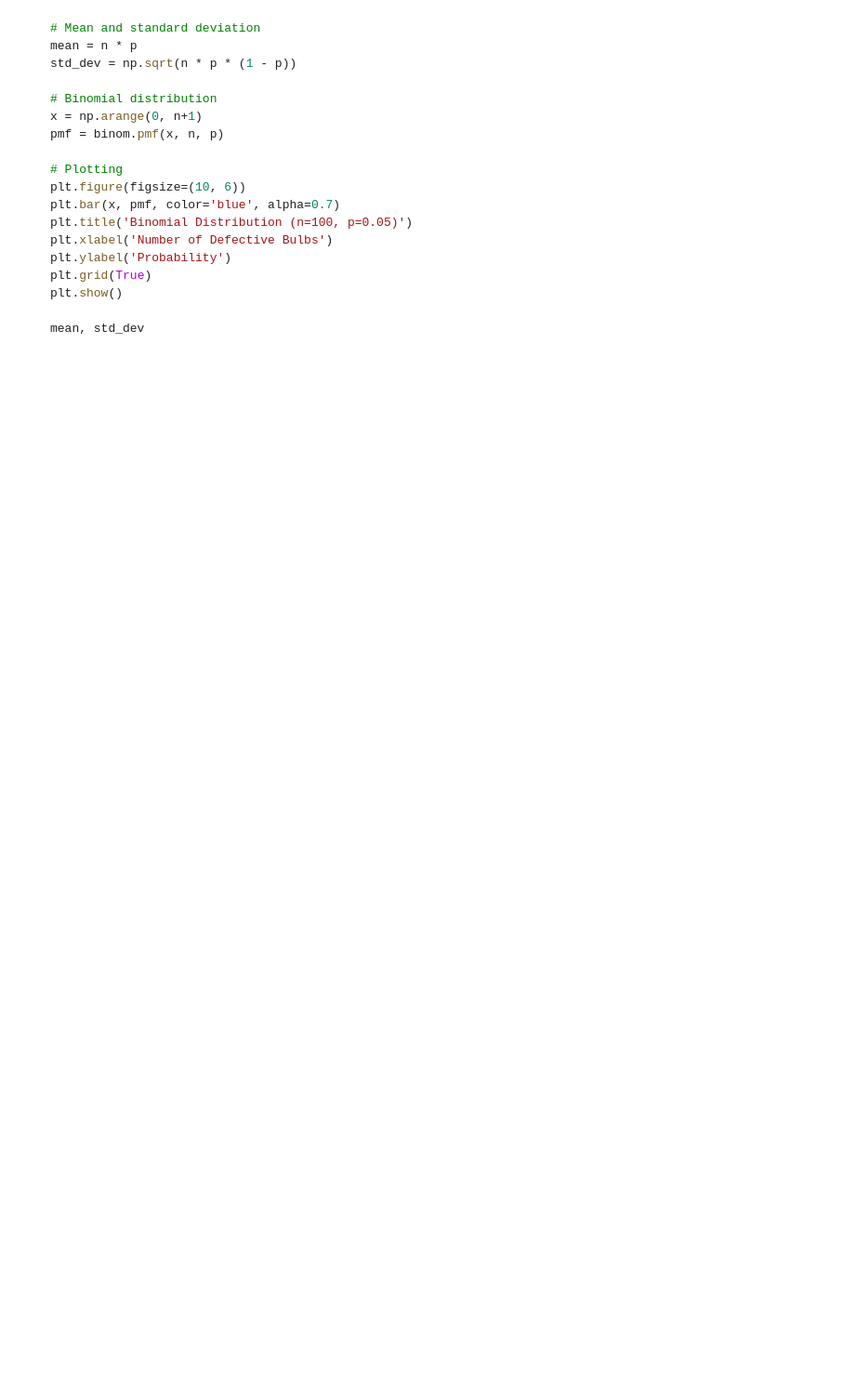
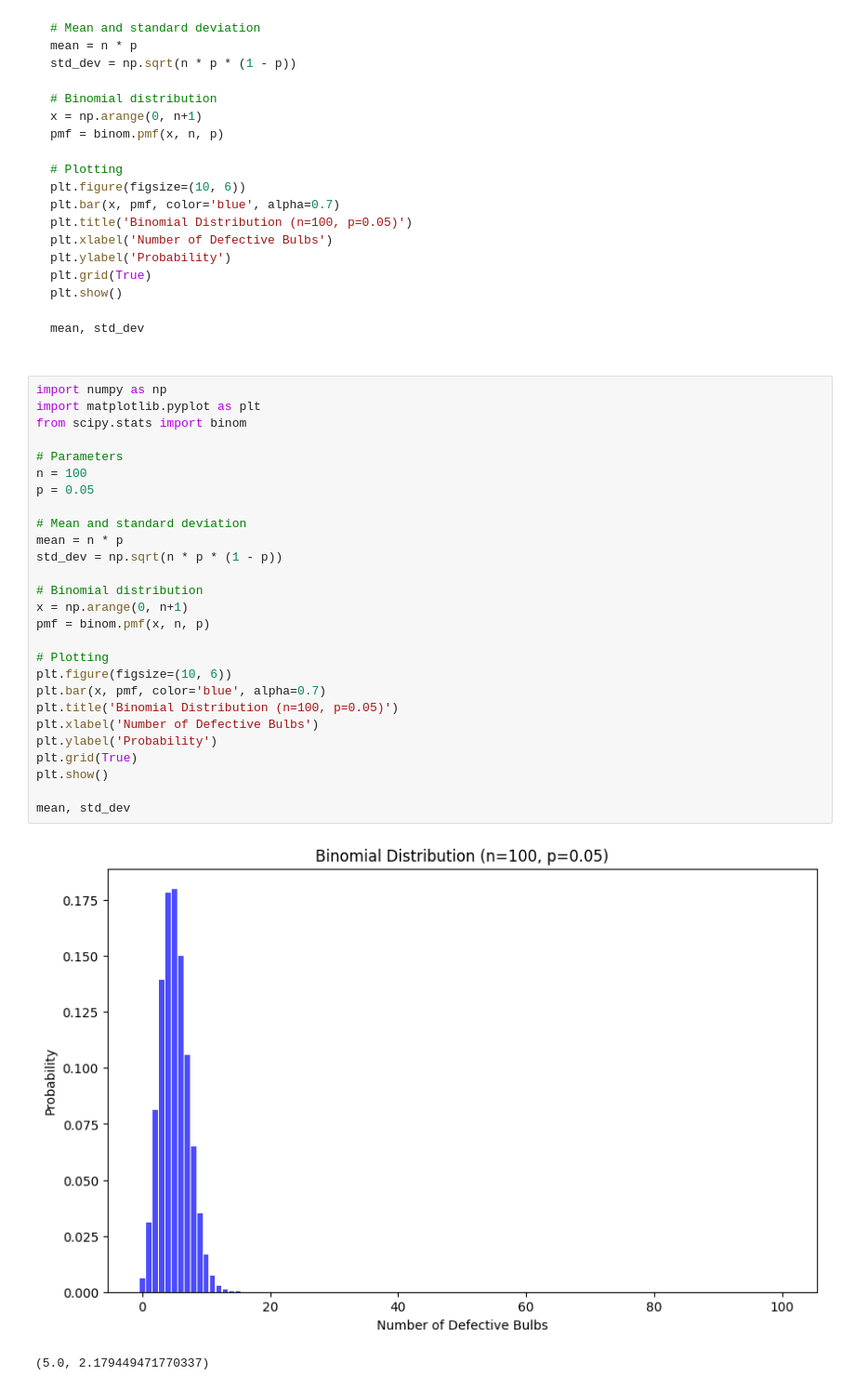
Before and after one commit to x-Rahul/IMARTICUS, a Jupyter notebook: 05 Statistics/02. Binomial Distribution.ipynb, the cells around one changed output. Shown: that part at 93% size. Cells and saved outputs as stored; diff of their text form; blank space fills up the shorter version.

```diff
--- a/05 Statistics/02. Binomial Distribution.ipynb
+++ b/05 Statistics/02. Binomial Distribution.ipynb
@@ -103,3 +105,33 @@ plt.grid(True)
 plt.show()
 
 mean, std_dev
+# %%
+import numpy as np
+import matplotlib.pyplot as plt
+from scipy.stats import binom
+
+# Parameters
+n = 100
+p = 0.05
+
+# Mean and standard deviation
+mean = n * p
+std_dev = np.sqrt(n * p * (1 - p))
+
+# Binomial distribution
+x = np.arange(0, n+1)
+pmf = binom.pmf(x, n, p)
+
+# Plotting
+plt.figure(figsize=(10, 6))
+plt.bar(x, pmf, color='blue', alpha=0.7)
+plt.title('Binomial Distribution (n=100, p=0.05)')
+plt.xlabel('Number of Defective Bulbs')
+plt.ylabel('Probability')
+plt.grid(True)
+plt.show()
+
+mean, std_dev
+# %% [output]
+[figure, added]
+(5.0, 2.179449471770337)
```
Also changed, not shown: parts of 1 cell of this notebook, 27 other files.
